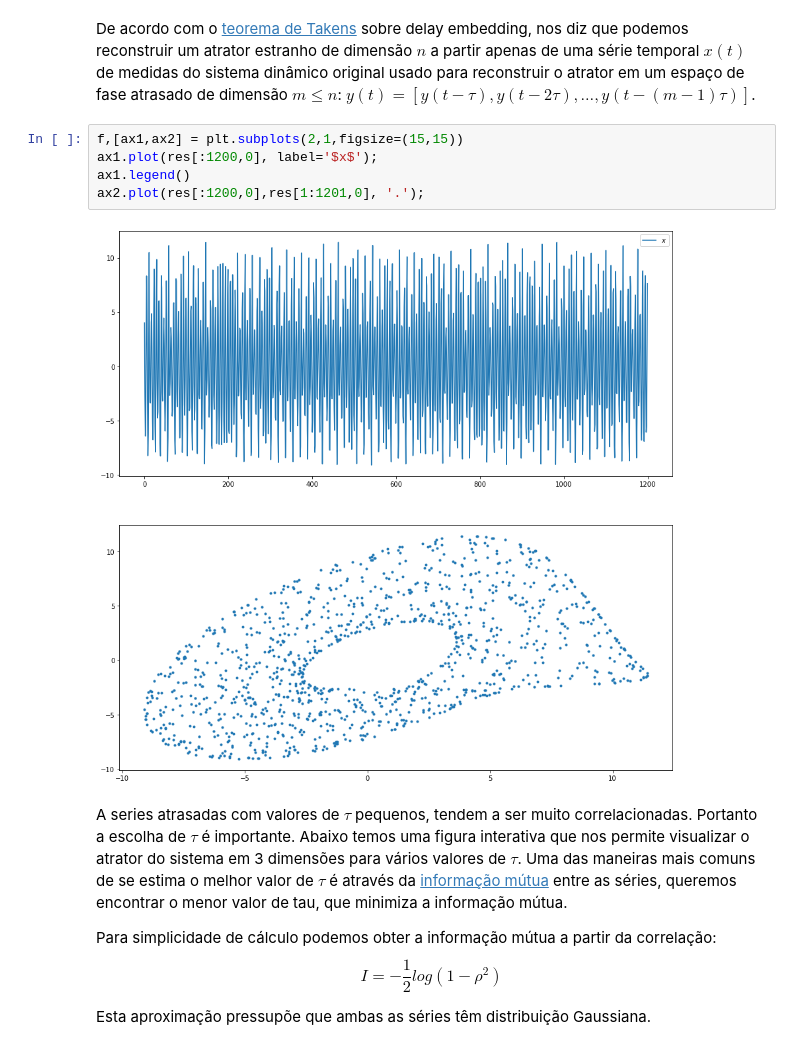
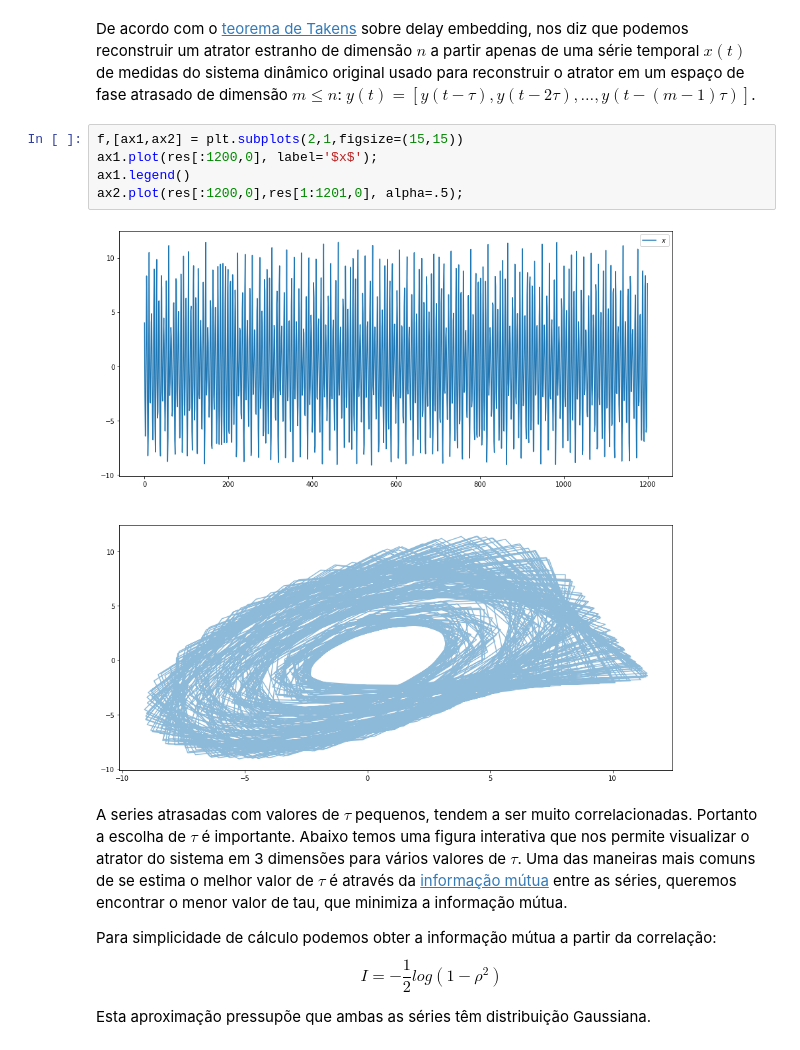
Before and after one commit to fccoelho/sistemas_dinamicos_aplicados, a Jupyter notebook: Sage/Nonlinear Timeseries Analysis.ipynb, the cells around one changed output. Drawn from its saved outputs; the diff is of its cells as text.

```diff
--- a/Sage/Nonlinear Timeseries Analysis.ipynb
+++ b/Sage/Nonlinear Timeseries Analysis.ipynb
@@ -45,10 +45,10 @@ De acordo com o [teorema de Takens](https://math.stackexchange.com/questions/226
 # %%
 f,[ax1,ax2] = plt.subplots(2,1,figsize=(15,15))
 ax1.plot(res[:1200,0], label='$x$');
 ax1.legend()
-ax2.plot(res[:1200,0],res[1:1201,0], '.');
+ax2.plot(res[:1200,0],res[1:1201,0], alpha=.5);
 # %% [output]
-[figure, old version]
+[figure, new version]
 # %% [markdown]
 A series atrasadas com valores de $\tau$ pequenos, tendem a ser muito correlacionadas. Portanto a escolha de $\tau$ é importante. Abaixo temos uma figura interativa que nos permite visualizar o atrator do sistema em 3 dimensões para vários valores de $\tau$. Uma das maneiras mais comuns de se estima o melhor valor de $\tau$ é através da [informação mútua](https://en.wikipedia.org/wiki/Mutual_information) entre as séries, queremos encontrar o menor valor de tau, que minimiza a informação mútua.
 
```
Also changed, not shown: parts of 4 cells of this notebook, 3 other files.
